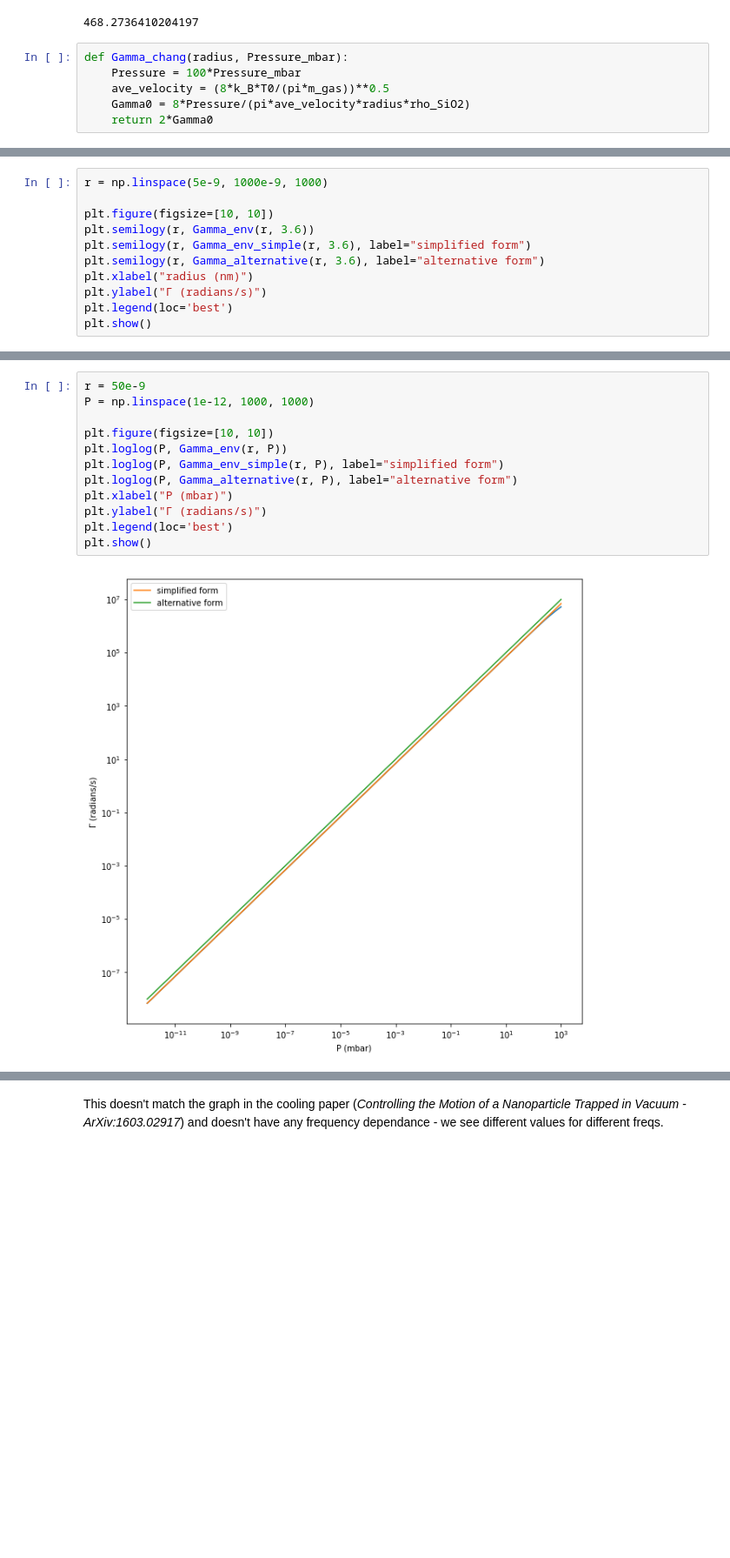
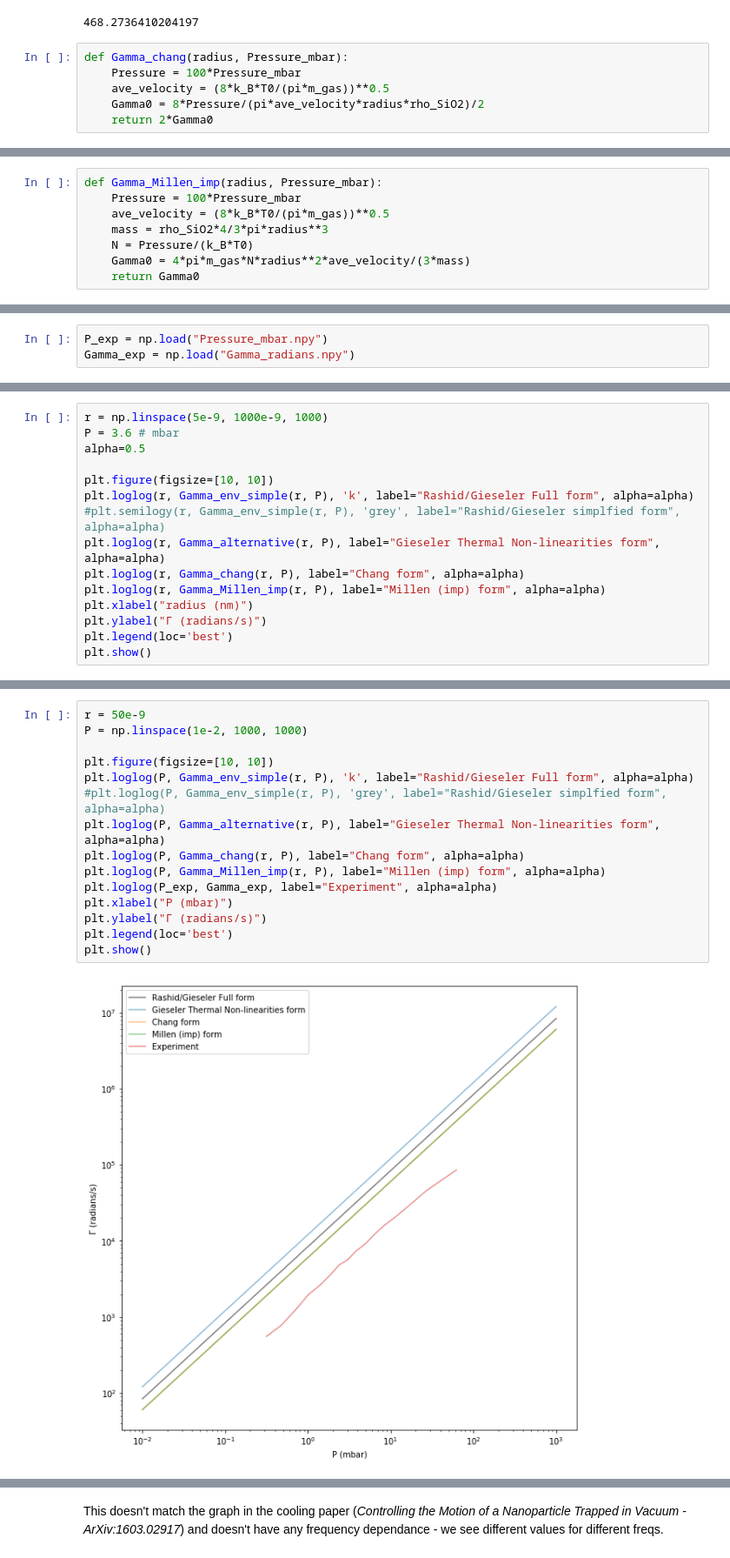
Before and after one commit to AshleySetter/optoanalysis, a Jupyter notebook: Damping_radius_relation.ipynb, the cells around one changed output, grey strips where cells are left out. Shown at 87% size. Saved outputs shown, nothing was run; the diff lists cells and outputs as text; blank space fills up the shorter version.

```diff
--- a/Damping_radius_relation.ipynb
+++ b/Damping_radius_relation.ipynb
@@ -158,6 +166,6 @@ ave_velocity
 def Gamma_chang(radius, Pressure_mbar):
     Pressure = 100*Pressure_mbar
     ave_velocity = (8*k_B*T0/(pi*m_gas))**0.5
-    Gamma0 = 8*Pressure/(pi*ave_velocity*radius*rho_SiO2)
+    Gamma0 = 8*Pressure/(pi*ave_velocity*radius*rho_SiO2)/2
     return 2*Gamma0
 # %%
@@ -166,0 +193,8 @@ Gamma_chang(50e-9, 3)
+# %%
+def Gamma_Millen_imp(radius, Pressure_mbar):
+    Pressure = 100*Pressure_mbar
+    ave_velocity = (8*k_B*T0/(pi*m_gas))**0.5
+    mass = rho_SiO2*4/3*pi*radius**3
+    N = Pressure/(k_B*T0)
+    Gamma0 = 4*pi*m_gas*N*radius**2*ave_velocity/(3*mass)
+    return Gamma0
@@ -195,0 +245,3 @@ T_imp = 30
+# %%
+P_exp = np.load("Pressure_mbar.npy")
+Gamma_exp = np.load("Gamma_radians.npy")
@@ -196,10 +250,14 @@ T_imp = 30
 # %%
 r = np.linspace(5e-9, 1000e-9, 1000)
+P = 3.6 # mbar
+alpha=0.5
 
 plt.figure(figsize=[10, 10])
-plt.semilogy(r, Gamma_env(r, 3.6))
-plt.semilogy(r, Gamma_env_simple(r, 3.6), label="simplified form")
-plt.semilogy(r, Gamma_alternative(r, 3.6), label="alternative form")
+plt.loglog(r, Gamma_env_simple(r, P), 'k', label="Rashid/Gieseler Full form", alpha=alpha)
+#plt.semilogy(r, Gamma_env_simple(r, P), 'grey', label="Rashid/Gieseler simplfied form", alpha=alpha)
+plt.loglog(r, Gamma_alternative(r, P), label="Gieseler Thermal Non-linearities form", alpha=alpha)
+plt.loglog(r, Gamma_chang(r, P), label="Chang form", alpha=alpha)
+plt.loglog(r, Gamma_Millen_imp(r, P), label="Millen (imp) form", alpha=alpha)
 plt.xlabel("radius (nm)")
 plt.ylabel("Γ (radians/s)")
 plt.legend(loc='best')
@@ -209,14 +267,17 @@ plt.show()
 # %%
 r = 50e-9
-P = np.linspace(1e-12, 1000, 1000)
+P = np.linspace(1e-2, 1000, 1000)
 
 plt.figure(figsize=[10, 10])
-plt.loglog(P, Gamma_env(r, P))
-plt.loglog(P, Gamma_env_simple(r, P), label="simplified form")
-plt.loglog(P, Gamma_alternative(r, P), label="alternative form")
+plt.loglog(P, Gamma_env_simple(r, P), 'k', label="Rashid/Gieseler Full form", alpha=alpha)
+#plt.loglog(P, Gamma_env_simple(r, P), 'grey', label="Rashid/Gieseler simplfied form", alpha=alpha)
+plt.loglog(P, Gamma_alternative(r, P), label="Gieseler Thermal Non-linearities form", alpha=alpha)
+plt.loglog(P, Gamma_chang(r, P), label="Chang form", alpha=alpha)
+plt.loglog(P, Gamma_Millen_imp(r, P), label="Millen (imp) form", alpha=alpha)
+plt.loglog(P_exp, Gamma_exp, label="Experiment", alpha=alpha)
 plt.xlabel("P (mbar)")
 plt.ylabel("Γ (radians/s)")
 plt.legend(loc='best')
 plt.show()
 # %% [output]
-[figure, old version]
+[figure, new version]
```
Also changed, not shown: parts of 25 cells of this notebook.
